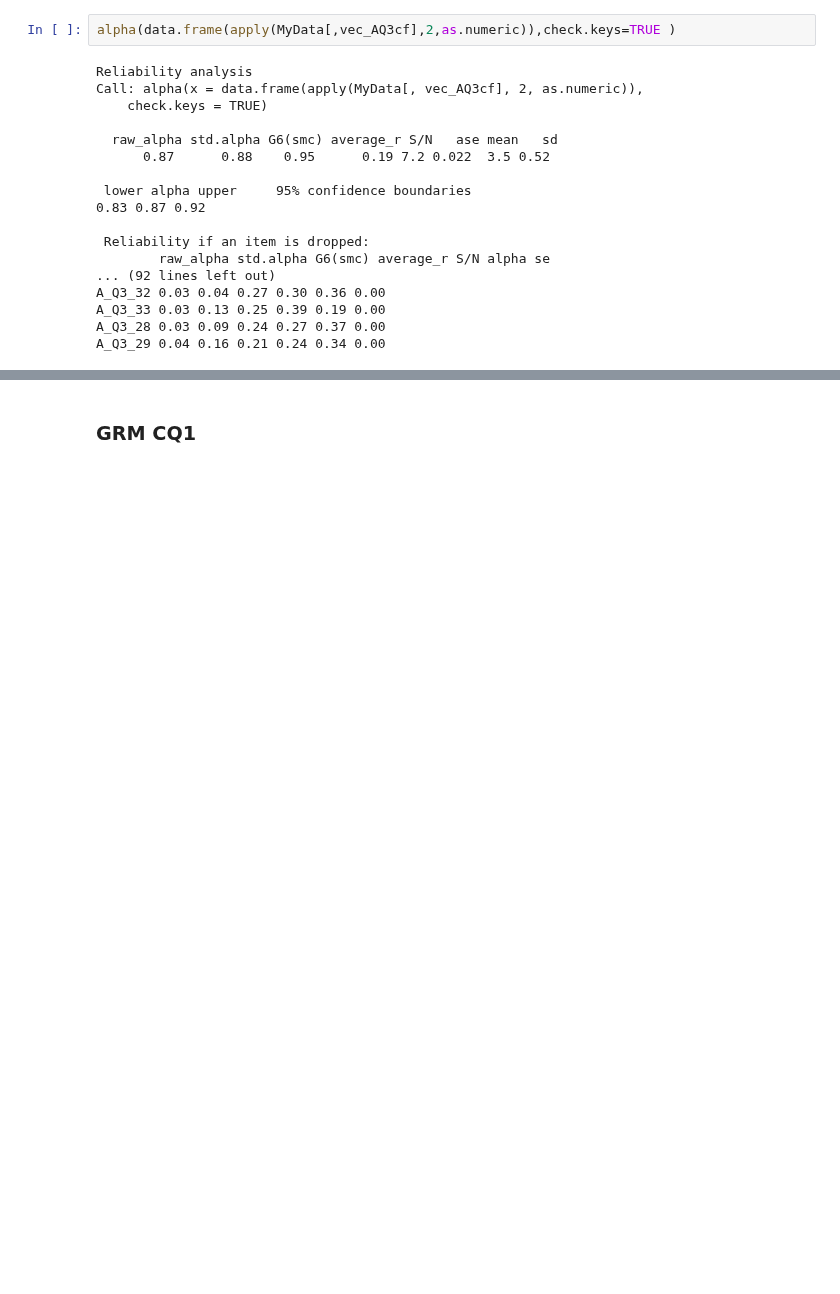
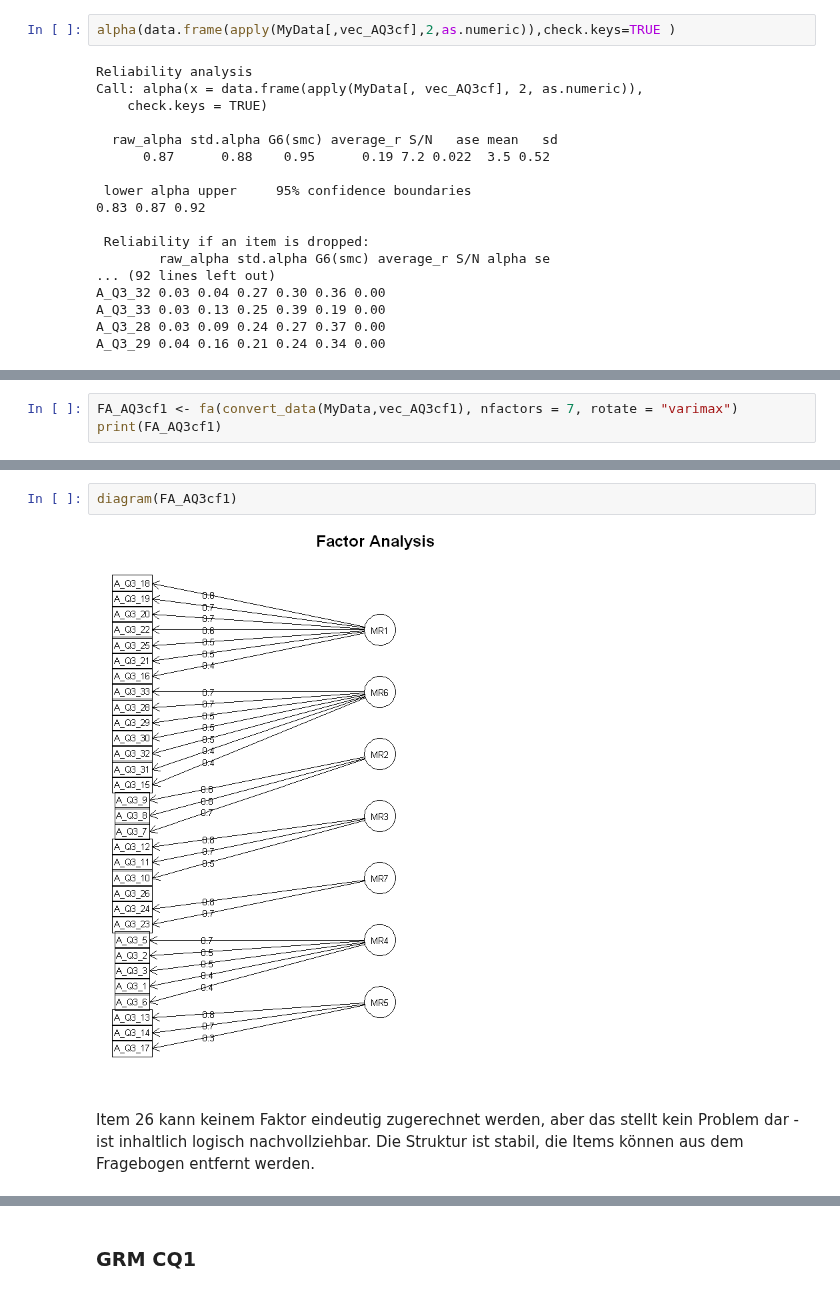
Before and after one commit to martinakienberger/Dissertation_LIS, a Jupyter notebook: IRT.ipynb, the cells around one changed output, grey strips where cells are left out. Saved outputs shown, nothing was run; the diff lists cells and outputs as text; blank space fills up the shorter version.

Commit message:
verbesserte Version IRT - Struktur, Kommentare

```diff
--- a/IRT.ipynb
+++ b/IRT.ipynb
@@ -963,0 +914,3 @@ A_Q3_29 0.04 0.16 0.21 0.24 0.34 0.00
+# %%
+FA_AQ3cf1 <- fa(convert_data(MyData,vec_AQ3cf1), nfactors = 7, rotate = "varimax")
+print(FA_AQ3cf1)
@@ -963,0 +935,6 @@ A_Q3_29 0.04 0.16 0.21 0.24 0.34 0.00
+# %%
+diagram(FA_AQ3cf1)
+# %% [output]
+[figure, added]
+# %% [markdown]
+Item 26 kann keinem Faktor eindeutig zugerechnet werden, aber das stellt kein Problem dar - ist inhaltlich logisch nachvollziehbar. Die Struktur ist stabil, die Items können aus dem Fragebogen entfernt werden.
```
Also changed, not shown: parts of 37 cells of this notebook.
